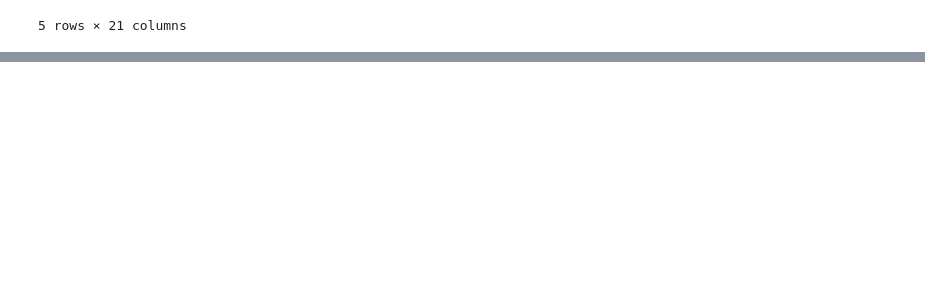
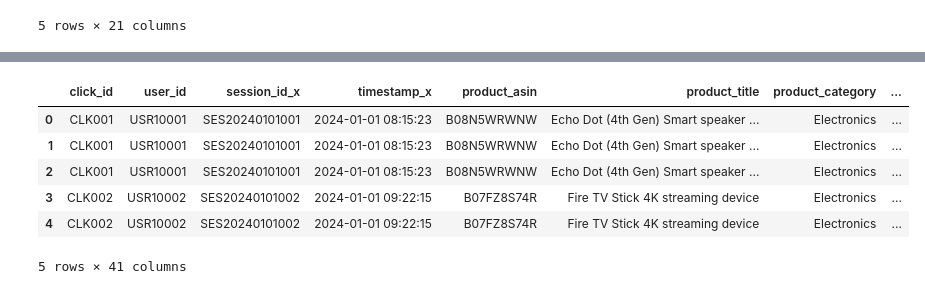
Before and after one commit to isiakpereaghogho/Amazon_Affiliate_Marketing_Performance, a Jupyter notebook: Causal Inference Specialist Project - Amazon Affiliate Marketing Performance.ipynb, the cells around one changed output, grey strips where cells are left out. Saved outputs shown, nothing was run; the diff lists cells and outputs as text; code cells hidden in the pictures; blank space fills up the shorter version.

```diff
--- a/Causal Inference Specialist Project - Amazon Affiliate Marketing Performance.ipynb
+++ b/Causal Inference Specialist Project - Amazon Affiliate Marketing Performance.ipynb
@@ -156,0 +509,15 @@ user_behaviour.head()
+# %%
+#Merging all tables to get a single table
+user_df = (
+    clicks
+    .merge(user_behaviour, on="user_id", how="left")
+)
+user_df.head()
+# %% [output]
+|  | click_id | user_id | session_id_x | timestamp_x | product_asin | product_title | product_category | ... |
+| 0 | CLK001 | USR10001 | SES20240101001 | 2024-01-01 08:15:23 | B08N5WRWNW | Echo Dot (4th Gen) Smart speaker ... | Electronics | ... |
+| 1 | CLK001 | USR10001 | SES20240101001 | 2024-01-01 08:15:23 | B08N5WRWNW | Echo Dot (4th Gen) Smart speaker ... | Electronics | ... |
+| 2 | CLK001 | USR10001 | SES20240101001 | 2024-01-01 08:15:23 | B08N5WRWNW | Echo Dot (4th Gen) Smart speaker ... | Electronics | ... |
+| 3 | CLK002 | USR10002 | SES20240101002 | 2024-01-01 09:22:15 | B07FZ8S74R | Fire TV Stick 4K streaming device | Electronics | ... |
+| 4 | CLK002 | USR10002 | SES20240101002 | 2024-01-01 09:22:15 | B07FZ8S74R | Fire TV Stick 4K streaming device | Electronics | ... |
+5 rows × 41 columns
```
Also changed, not shown: parts of 32 cells of this notebook.
